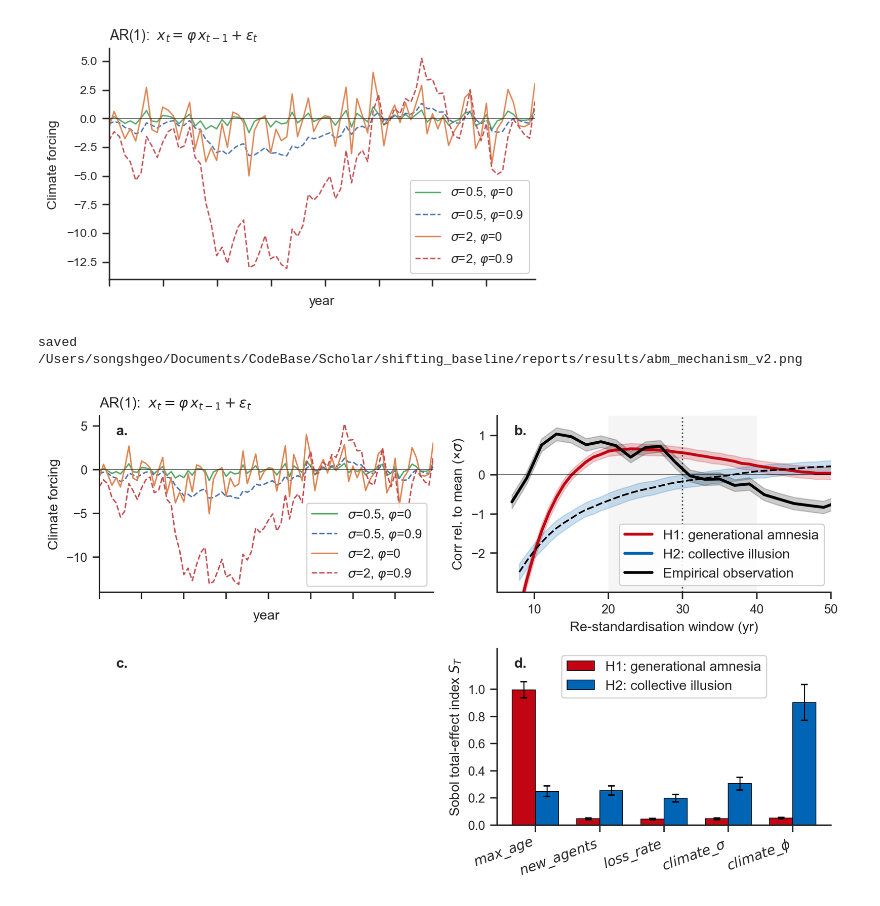
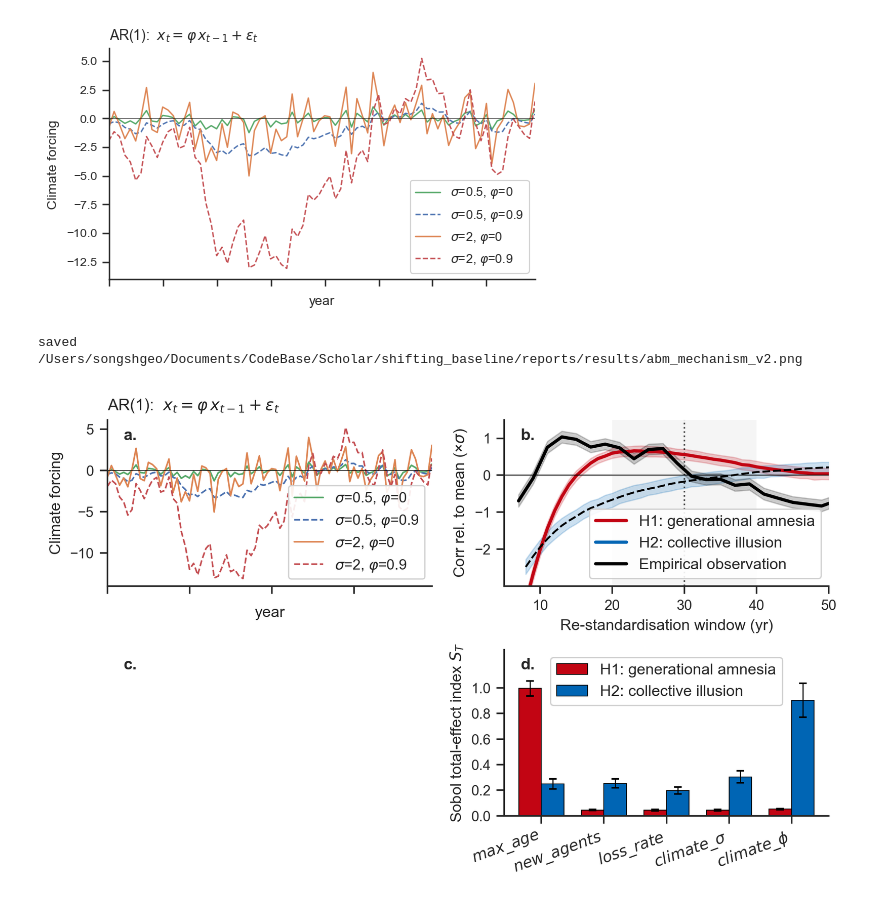
Before and after one commit to SongshGeo/shifting_baseline, a Jupyter notebook: reports/abm_mechanism.ipynb, the cells around one changed output. Cells and saved outputs as stored; diff of their text form; code cells hidden in the pictures.

```diff
--- a/reports/abm_mechanism.ipynb
+++ b/reports/abm_mechanism.ipynb
@@ -516,7 +516,9 @@ PLOT_COLORS = {
 plotc = allc[allc["curve"].isin(PLOT_CURVE_ORDER)]
 LAB_FS = plt.rcParams["axes.labelsize"]
 
-fig, axes = plt.subplots(2, 2, figsize=(8, 5), dpi=300)
+# Nature 双栏宽 180 mm（保持原 8:5 长宽比），底图按成品尺寸输出，便于直接拼接 c 图
+FIG_W_MM, FIG_H_MM = 180, 112.5
+fig, axes = plt.subplots(2, 2, figsize=(FIG_W_MM / 25.4, FIG_H_MM / 25.4), dpi=300)
 axA, axB, axC, axD = axes.ravel()
 
 plot_ar1_corners(80, ax=axA)
@@ -587,33 +589,34 @@ axD.set_xticks(x)
 axD.set_xticklabels(
     [PARAM_TEX[p] for p in PARAM_ORDER], rotation=20, ha="right", fontsize=LAB_FS
 )
 axD.set_ylabel("Sobol total-effect index $S_T$", fontsize=LAB_FS)
 axD.axhline(0, color="black", lw=0.5)
 axD.legend(fontsize=LAB_FS, framealpha=0.9, loc="upper center")
 axD.set_ylim(0, 1.3)
 axD.set_yticks(np.arange(0, 1.1, 0.2))
 
 for ax in (axB, axD):
     sns.despine(ax=ax)
 
 for i, ax in enumerate((axA, axB, axC, axD)):
     ax.text(
         0.05,
         0.95,
         f"{chr(97 + i)}.",
         transform=ax.transAxes,
         fontsize=10,
         ha="left",
         va="top",
         weight="bold",
     )
 fig.tight_layout()
 
 OUT = REPO / "reports/results/abm_mechanism_v2.png"
 OUT.parent.mkdir(parents=True, exist_ok=True)
-fig.savefig(OUT, dpi=200, bbox_inches="tight")
-fig.savefig(OUT.with_suffix(".pdf"), bbox_inches="tight")
+# 不用 bbox_inches="tight"：它会裁掉边距，使成品尺寸偏离 180 mm
+fig.savefig(OUT, dpi=300)
+fig.savefig(OUT.with_suffix(".pdf"))
 print("saved", OUT)
 # %% [output]
 saved /Users/songshgeo/Documents/CodeBase/Scholar/shifting_baseline/reports/results/abm_mechanism_v2.png
-[figure, old version]
+[figure, new version]
```
Also changed, not shown: 8 other files.
